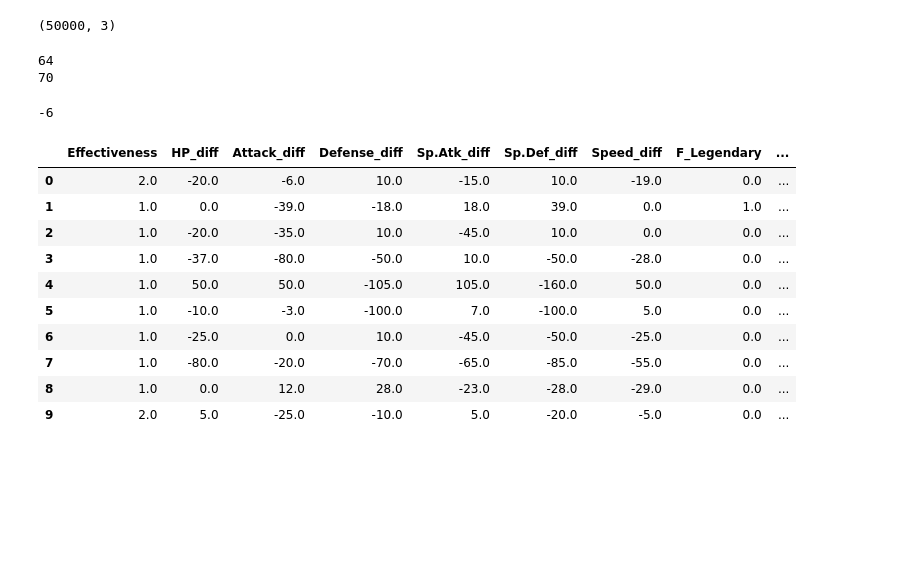
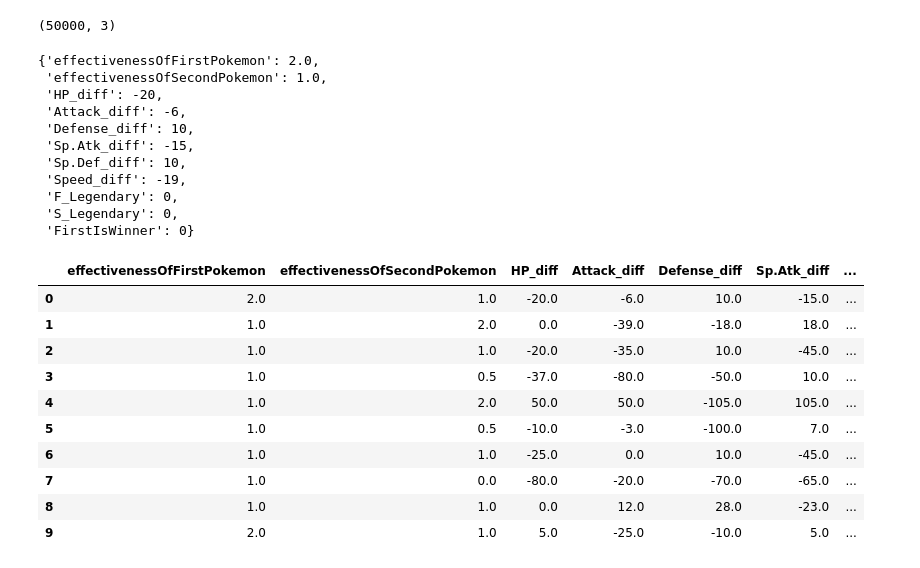
Before and after one commit to ONYX-02/PokemonDataProject, a Jupyter notebook: PokemonDataProject.ipynb, the cells around one changed output. Saved outputs shown, nothing was run; the diff lists cells and outputs as text; code cells hidden in the pictures; blank space fills up the shorter version.

```diff
--- a/PokemonDataProject.ipynb
+++ b/PokemonDataProject.ipynb
@@ -85,32 +87,51 @@ def df_generator(df):
     for _, row in df.iterrows():
         yield row
 # %%
+# This is what the first instance in the new dataframe would look like
 simple_gen = df_generator(combat)
 poke_match = next(simple_gen)
 # poke = pokemon[pokemon['#'] == first['First_pokemon']]
-poke1 = pokemon.loc[poke_match['First_pokemon']-1]
-poke2 = pokemon.loc[poke_match['Second_pokemon']-1]
-print(poke1['Attack'])
-print(poke2['Attack'])
-effectiveness = type_chart.loc[poke1['Type 1']][poke2['Type 1']]
-hp_diff = poke1['HP'] - poke2['HP']
-attack_diff = poke1['Attack'] - poke2['Attack']
-attack_diff
+pokemon1 = pokemon.loc[poke_match['First_pokemon']-1]
+pokemon2 = pokemon.loc[poke_match['Second_pokemon']-1]
+example_instance = {}
+# print(poke1['Type 1'])
+# print(poke2['Type 2'])
+example_instance['effectivenessOfFirstPokemon'] = type_chart[pokemon1['Type 1']][pokemon2['Type 1']]
+example_instance['effectivenessOfSecondPokemon'] = type_chart[pokemon2['Type 1']][pokemon1['Type 1']]
+example_instance['HP_diff'] = pokemon1['HP'] - pokemon2['HP']
+example_instance['Attack_diff'] = pokemon1['Attack'] - pokemon2['Attack']
+example_instance['Defense_diff'] = pokemon1['Defense'] - pokemon2['Defense']
+example_instance['Sp.Atk_diff'] = pokemon1['Sp. Atk'] - pokemon2['Sp. Atk']
+example_instance['Sp.Def_diff'] = pokemon1['Sp. Def'] - pokemon2['Sp. Def']
+example_instance['Speed_diff'] = pokemon1['Speed'] - pokemon2['Speed']
+example_instance['F_Legendary'] = pokemon1['Legendary']
+example_instance['S_Legendary'] = pokemon2['Legendary']
+example_instance['FirstIsWinner'] = 1 if poke_match['First_pokemon'] == poke_match['Winner'] else 0
+example_instance
 # %% [output]
-64
-70
+{'effectivenessOfFirstPokemon': 2.0,
+ 'effectivenessOfSecondPokemon': 1.0,
+ 'HP_diff': -20,
+ 'Attack_diff': -6,
+ 'Defense_diff': 10,
+ 'Sp.Atk_diff': -15,
+ 'Sp.Def_diff': 10,
+ 'Speed_diff': -19,
+ 'F_Legendary': 0,
+ 'S_Legendary': 0,
+ 'FirstIsWinner': 0}
--6
 # %%
 # This is used to make a list of Series with the difference in stats between the pokemon in the combats.csv
 # first_poke(features) - second_poke(features) = battle_stats
 my_list = []
-for index, row in df_generator(combat):
+for row in df_generator(combat):
     dict_battle_stats = {}
     first_poke = pokemon.loc[row['First_pokemon']-1]
     second_poke = pokemon.loc[row['Second_pokemon']-1]
     f_type = first_poke['Type 1']
     s_type = second_poke['Type 1']
-    dict_battle_stats['Effectiveness'] = type_chart[f_type][s_type]
+    dict_battle_stats['effectivenessOfFirstPokemon'] = type_chart[f_type][s_type]
+    dict_battle_stats['effectivenessOfSecondPokemon'] = type_chart[s_type][f_type]
     dict_battle_stats['HP_diff'] = first_poke['HP'] - second_poke['HP']
     dict_battle_stats['Attack_diff'] = first_poke['Attack'] - second_poke['Attack']
     dict_battle_stats['Defense_diff'] = first_poke['Defense'] - second_poke['Defense']
@@ -124,20 +145,20 @@ for index, row in df_generator(combat):
     my_list.append(new_series)
 # %%
 # This is used to make a Dataframe from the recently created list
-extra_feats_df = pd.DataFrame(my_list, columns=['Effectiveness', 'HP_diff', 'Attack_diff', 'Defense_diff', 'Sp.Atk_diff', 'Sp.Def_diff', 'Speed_diff', 'F_Legendary', 'S_Legendary', 'FirstIsWinner'])
+extra_feats_df = pd.DataFrame(my_list, columns=['effectivenessOfFirstPokemon', 'effectivenessOfSecondPokemon', 'HP_diff', 'Attack_diff', 'Defense_diff', 'Sp.Atk_diff', 'Sp.Def_diff', 'Speed_diff', 'F_Legendary', 'S_Legendary', 'FirstIsWinner'])
 extra_feats_df.head(10)
 # %% [output]
-|  | Effectiveness | HP_diff | Attack_diff | Defense_diff | Sp.Atk_diff | Sp.Def_diff | Speed_diff | F_Legendary | ... |
-| 0 | 2.0 | -20.0 | -6.0 | 10.0 | -15.0 | 10.0 | -19.0 | 0.0 | ... |
-| 1 | 1.0 | 0.0 | -39.0 | -18.0 | 18.0 | 39.0 | 0.0 | 1.0 | ... |
-| 2 | 1.0 | -20.0 | -35.0 | 10.0 | -45.0 | 10.0 | 0.0 | 0.0 | ... |
-| 3 | 1.0 | -37.0 | -80.0 | -50.0 | 10.0 | -50.0 | -28.0 | 0.0 | ... |
-| 4 | 1.0 | 50.0 | 50.0 | -105.0 | 105.0 | -160.0 | 50.0 | 0.0 | ... |
-| 5 | 1.0 | -10.0 | -3.0 | -100.0 | 7.0 | -100.0 | 5.0 | 0.0 | ... |
-| 6 | 1.0 | -25.0 | 0.0 | 10.0 | -45.0 | -50.0 | -25.0 | 0.0 | ... |
-| 7 | 1.0 | -80.0 | -20.0 | -70.0 | -65.0 | -85.0 | -55.0 | 0.0 | ... |
-| 8 | 1.0 | 0.0 | 12.0 | 28.0 | -23.0 | -28.0 | -29.0 | 0.0 | ... |
-| 9 | 2.0 | 5.0 | -25.0 | -10.0 | 5.0 | -20.0 | -5.0 | 0.0 | ... |
+|  | effectivenessOfFirstPokemon | effectivenessOfSecondPokemon | HP_diff | Attack_diff | Defense_diff | Sp.Atk_diff | ... |
+| 0 | 2.0 | 1.0 | -20.0 | -6.0 | 10.0 | -15.0 | ... |
+| 1 | 1.0 | 2.0 | 0.0 | -39.0 | -18.0 | 18.0 | ... |
+| 2 | 1.0 | 1.0 | -20.0 | -35.0 | 10.0 | -45.0 | ... |
+| 3 | 1.0 | 0.5 | -37.0 | -80.0 | -50.0 | 10.0 | ... |
+| 4 | 1.0 | 2.0 | 50.0 | 50.0 | -105.0 | 105.0 | ... |
+| 5 | 1.0 | 0.5 | -10.0 | -3.0 | -100.0 | 7.0 | ... |
+| 6 | 1.0 | 1.0 | -25.0 | 0.0 | 10.0 | -45.0 | ... |
+| 7 | 1.0 | 0.0 | -80.0 | -20.0 | -70.0 | -65.0 | ... |
+| 8 | 1.0 | 1.0 | 0.0 | 12.0 | 28.0 | -23.0 | ... |
+| 9 | 2.0 | 1.0 | 5.0 | -25.0 | -10.0 | 5.0 | ... |
 # %%
 # change types to correct types
 extra_feats_df['HP_diff'] = extra_feats_df['HP_diff'].astype(int)
```
Also changed, not shown: parts of 71 cells of this notebook.
